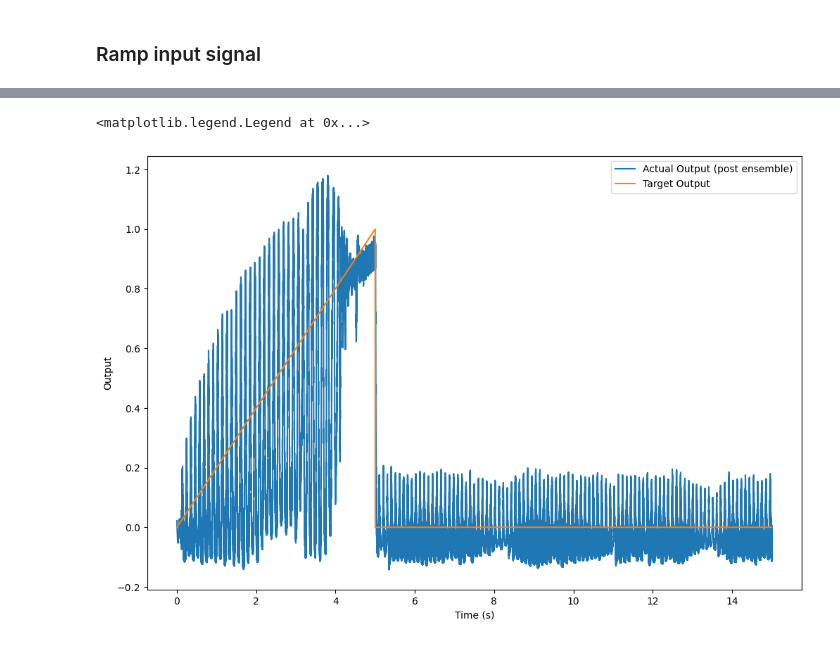
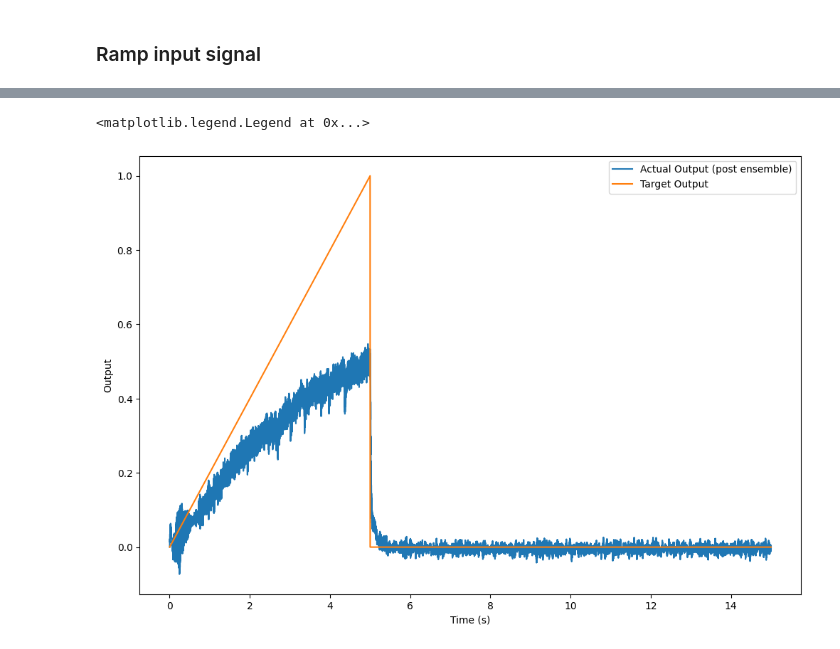
Before and after one commit to ob0117/Bayesian-Learning-Nengo, a Jupyter notebook: demo_bayesian_learning.ipynb, the cells around one changed output, grey strips where cells are left out. Drawn from its saved outputs; the diff is of its cells as text; code cells hidden in the pictures.

```diff
--- a/demo_bayesian_learning.ipynb
+++ b/demo_bayesian_learning.ipynb
@@ -22,8 +22,8 @@ with nengo.Network() as model:
     # sine inpout signal
     stim = nengo.Node(lambda t: np.sin(2*t), size_out=1)
 
-    pre = nengo.Ensemble(n_neurons=n_a, dimensions=1)
-    post = nengo.Ensemble(n_neurons=n_b, dimensions=1)
+    pre = nengo.Ensemble(n_neurons=n_a, dimensions=1, radius=2.0)
+    post = nengo.Ensemble(n_neurons=n_b, dimensions=1, radius=2.0)
 
     # connect input to ens_a
     nengo.Connection(stim, pre)
@@ -93,8 +93,8 @@ with nengo.Network() as model:
     # input signal
     stim = nengo.Node(WhiteSignal(60, high=1), size_out=1)
 
-    pre = nengo.Ensemble(n_neurons=n_a, dimensions=1)
-    post = nengo.Ensemble(n_neurons=n_b, dimensions=1)
+    pre = nengo.Ensemble(n_neurons=n_a, dimensions=1, radius=2.0)
+    post = nengo.Ensemble(n_neurons=n_b, dimensions=1, radius=2.0)
 
     # connect input to ens_a
     nengo.Connection(stim, pre)
@@ -167,8 +167,8 @@ with nengo.Network() as model:
         5: 1
     }, interpolation='linear'), size_out=1)
 
-    pre = nengo.Ensemble(n_neurons=n_a, dimensions=1)
-    post = nengo.Ensemble(n_neurons=n_b, dimensions=1)
+    pre = nengo.Ensemble(n_neurons=n_a, dimensions=1, radius=1.0)
+    post = nengo.Ensemble(n_neurons=n_b, dimensions=1, radius=1.0)
 
     # connect input to ens_a
     nengo.Connection(stim, pre)
@@ -225,2 +225,2 @@ Simulation finished in 0:00:33.
 <matplotlib.legend.Legend at 0x...>
-[figure, old version]
+[figure, new version]
```
Also changed, not shown: parts of 3 cells of this notebook, 3 other files.
